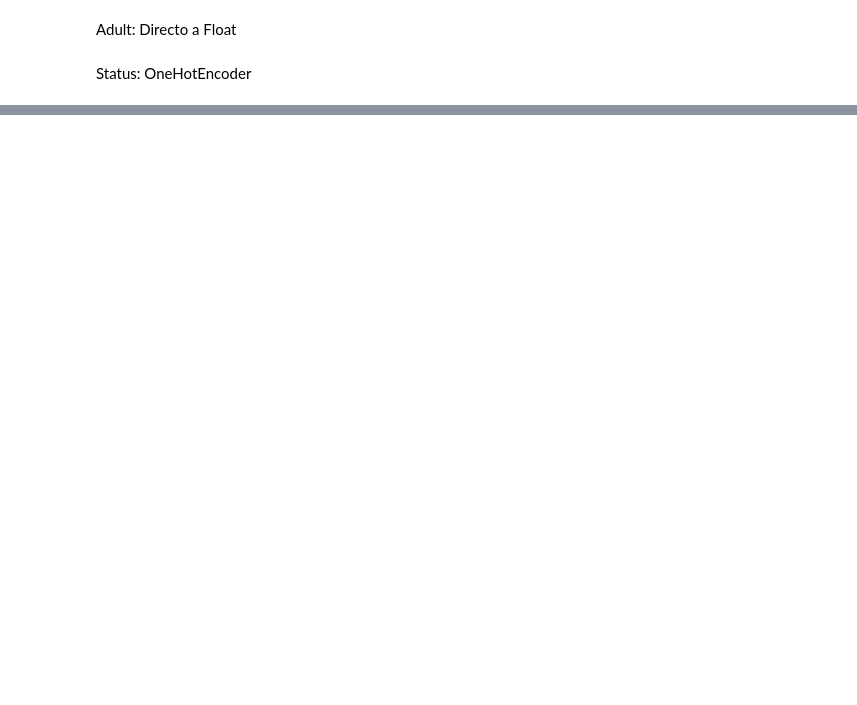
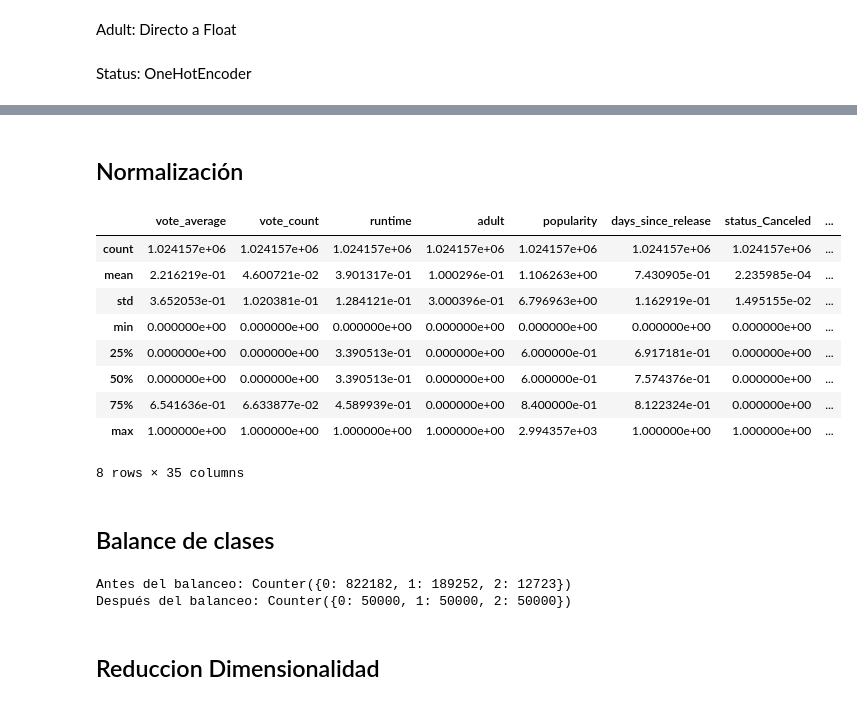
Before and after one commit to jbrazonath/TP_AndD, a Jupyter notebook: TrabajoPráctico copy.ipynb, the cells around one changed output, grey strips where cells are left out. Saved outputs shown, nothing was run; the diff lists cells and outputs as text; code cells hidden in the pictures; blank space fills up the shorter version.

```diff
--- a/TrabajoPráctico copy.ipynb
+++ b/TrabajoPráctico copy.ipynb
@@ -511,0 +667,63 @@ KeyError: "None of [Index(['status'], dtype='object')] are in the [columns]"
+# %% [markdown]
+## Normalización
+# %%
+# Lista de columnas numéricas a escalar
+num_cols = ['vote_average', 'vote_count', 'runtime', 'days_since_release', 'original_language_te', 'production_countries_te', 'production_companies_te', 'spoken_languages_te']
+
+# Crear el scaler
+scaler = MinMaxScaler()
+
+# Ajustar sobre el train y transformar ambos conjuntos
+X_train[num_cols] = scaler.fit_transform(X_train[num_cols])
+X_test[num_cols] = scaler.transform(X_test[num_cols])
+
+X_train.describe()
+# %% [output]
+|  | vote_average | vote_count | runtime | adult | popularity | days_since_release | status_Canceled | ... |
+| count | 1.024157e+06 | 1.024157e+06 | 1.024157e+06 | 1.024157e+06 | 1.024157e+06 | 1.024157e+06 | 1.024157e+06 | ... |
+| mean | 2.216219e-01 | 4.600721e-02 | 3.901317e-01 | 1.000296e-01 | 1.106263e+00 | 7.430905e-01 | 2.235985e-04 | ... |
+| std | 3.652053e-01 | 1.020381e-01 | 1.284121e-01 | 3.000396e-01 | 6.796963e+00 | 1.162919e-01 | 1.495155e-02 | ... |
+| min | 0.000000e+00 | 0.000000e+00 | 0.000000e+00 | 0.000000e+00 | 0.000000e+00 | 0.000000e+00 | 0.000000e+00 | ... |
+| 25% | 0.000000e+00 | 0.000000e+00 | 3.390513e-01 | 0.000000e+00 | 6.000000e-01 | 6.917181e-01 | 0.000000e+00 | ... |
+| 50% | 0.000000e+00 | 0.000000e+00 | 3.390513e-01 | 0.000000e+00 | 6.000000e-01 | 7.574376e-01 | 0.000000e+00 | ... |
+| 75% | 6.541636e-01 | 6.633877e-02 | 4.589939e-01 | 0.000000e+00 | 8.400000e-01 | 8.122324e-01 | 0.000000e+00 | ... |
+| max | 1.000000e+00 | 1.000000e+00 | 1.000000e+00 | 1.000000e+00 | 2.994357e+03 | 1.000000e+00 | 1.000000e+00 | ... |
+8 rows × 35 columns
+# %% [markdown]
+## Balance de clases
+# %%
+# Elimina popularity
+
+#X_train = X_train.drop(columns=['popularity'])
+#X_test = X_test.drop(columns=['popularity'])
+
+#bal = RandomUnderSampler(random_state=42)
+
+#unique, counts = np.unique(y_train, return_counts=True)
+
+#bal = SMOTEENN(sampling_strategy="auto", random_state=42)
+
+#X_train_bal, y_train_bal = bal.fit_resample(X_train, y_train)
+
+#X_train_bal.describe()
+
+from imblearn.over_sampling import RandomOverSampler
+from imblearn.under_sampling import RandomUnderSampler
+from collections import Counter
+
+print("Antes del balanceo:", Counter(y_train))
+
+# Paso 1: Undersampling de la clase mayoritaria
+under = RandomUnderSampler(sampling_strategy={0: 50000, 1: 50000}, random_state=42)
+X_under, y_under = under.fit_resample(X_train, y_train)
+
+# Paso 2: Oversampling de las minoritarias
+over = RandomOverSampler(sampling_strategy={2: 50000}, random_state=42)
+X_train_bal, y_train_bal = over.fit_resample(X_under, y_under)
+
+print("Después del balanceo:", Counter(y_train_bal))
+# %% [output]
+Antes del balanceo: Counter({0: 822182, 1: 189252, 2: 12723})
+Después del balanceo: Counter({0: 50000, 1: 50000, 2: 50000})
+# %% [markdown]
+## Reduccion Dimensionalidad
```
Also changed, not shown: parts of 40 cells of this notebook.
